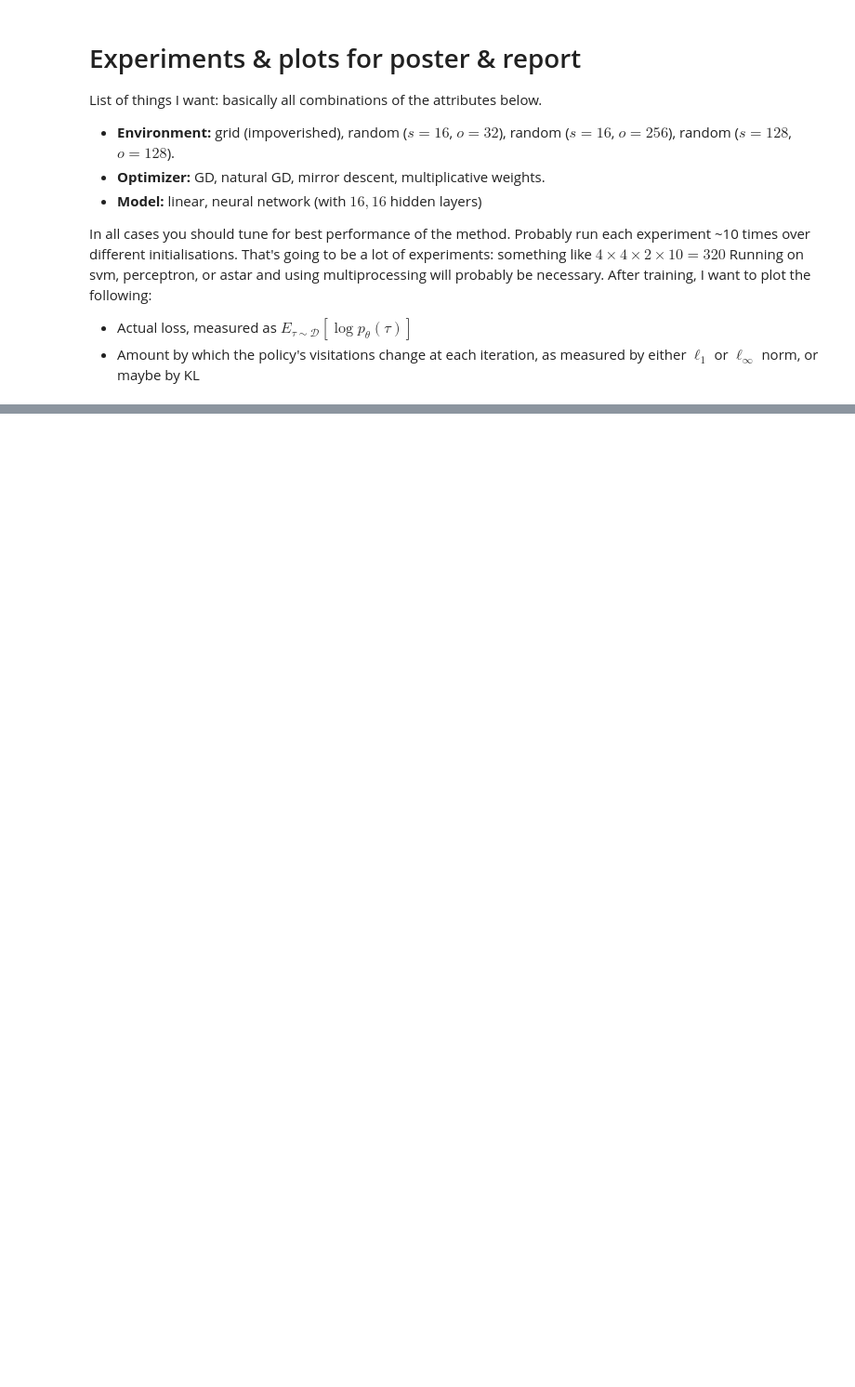
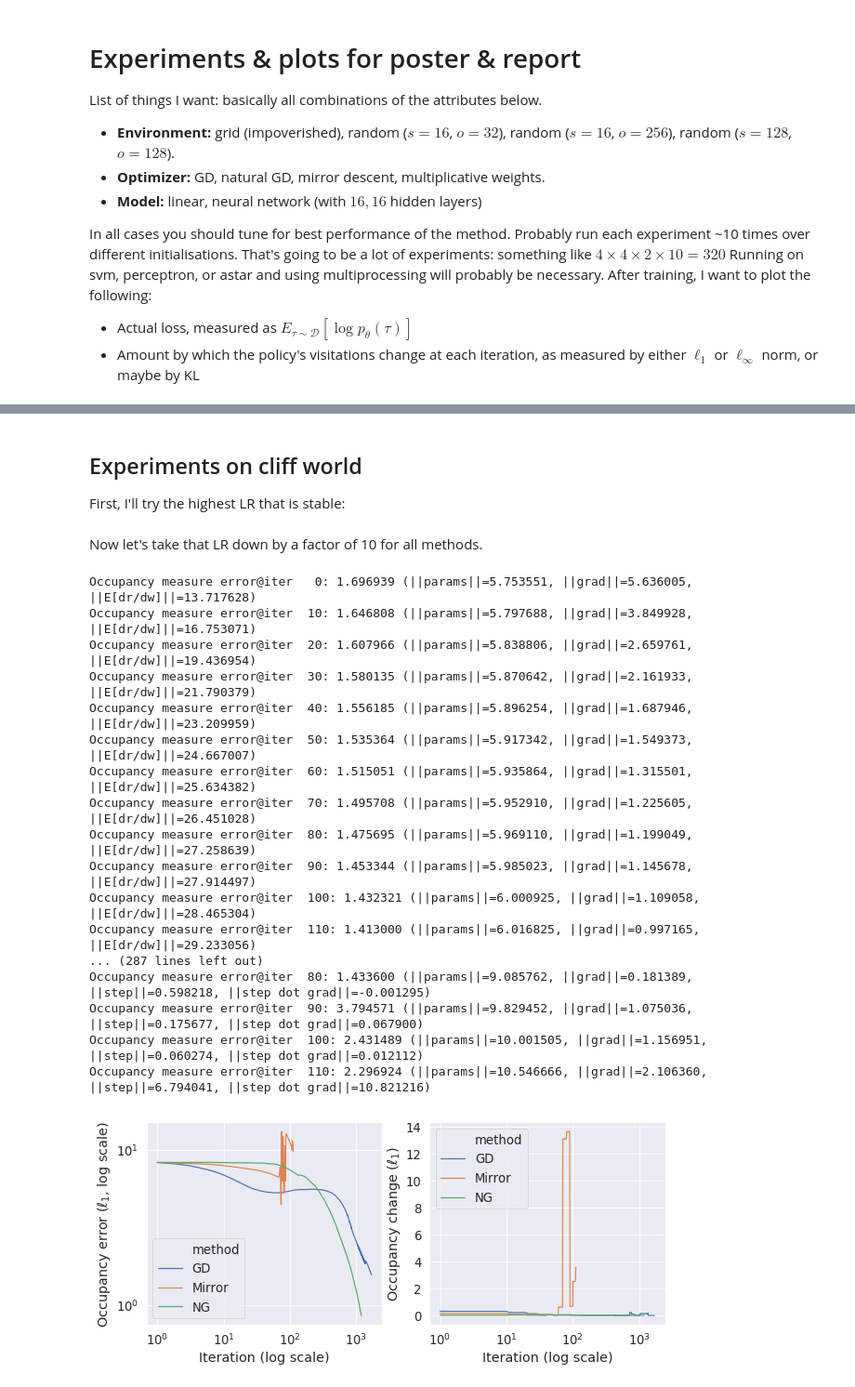
Before and after one commit to ymetz/imitation, a Jupyter notebook: notebooks/natural-mce-irl.ipynb, the cells around one changed output, grey strips where cells are left out. Shown at 93% size. Drawn from its saved outputs; the diff is of its cells as text; code cells hidden in the pictures; blank space fills up the shorter version.

```diff
--- a/notebooks/natural-mce-irl.ipynb
+++ b/notebooks/natural-mce-irl.ipynb
@@ -338,0 +349,4 @@ Occupancy measure error@iter  1520: 0.102422 (||params||=8.930202, ||grad||=0.03
+# %% [markdown]
+## Experiments on cliff world
+
+First, I'll try the highest LR that is stable:
@@ -338,0 +384,26 @@ Occupancy measure error@iter  1520: 0.102422 (||params||=8.930202, ||grad||=0.03
+# %% [markdown]
+Now let's take that LR down by a factor of 10 for all methods.
+# %%
+cliff_result = execute_experiment(grid_cliff, grid_cliff_neural_net, grid_cliff_D, linf_eps=2e-1, gd_lr=5e-3,
+                                  ng_lr=5e-3, mirror_alpha=0.2, mirror_inner_lr=1e-2)  # XXX: wrong linf_eps
+plt.savefig('figures/cliff_results_down10.pdf')
+plt.show()
+# %% [output]
+Occupancy measure error@iter   0: 1.696939 (||params||=5.753551, ||grad||=5.636005, ||E[dr/dw]||=13.717628)
+Occupancy measure error@iter  10: 1.646808 (||params||=5.797688, ||grad||=3.849928, ||E[dr/dw]||=16.753071)
+Occupancy measure error@iter  20: 1.607966 (||params||=5.838806, ||grad||=2.659761, ||E[dr/dw]||=19.436954)
+Occupancy measure error@iter  30: 1.580135 (||params||=5.870642, ||grad||=2.161933, ||E[dr/dw]||=21.790379)
+Occupancy measure error@iter  40: 1.556185 (||params||=5.896254, ||grad||=1.687946, ||E[dr/dw]||=23.209959)
+Occupancy measure error@iter  50: 1.535364 (||params||=5.917342, ||grad||=1.549373, ||E[dr/dw]||=24.667007)
+Occupancy measure error@iter  60: 1.515051 (||params||=5.935864, ||grad||=1.315501, ||E[dr/dw]||=25.634382)
+Occupancy measure error@iter  70: 1.495708 (||params||=5.952910, ||grad||=1.225605, ||E[dr/dw]||=26.451028)
+Occupancy measure error@iter  80: 1.475695 (||params||=5.969110, ||grad||=1.199049, ||E[dr/dw]||=27.258639)
+Occupancy measure error@iter  90: 1.453344 (||params||=5.985023, ||grad||=1.145678, ||E[dr/dw]||=27.914497)
+Occupancy measure error@iter  100: 1.432321 (||params||=6.000925, ||grad||=1.109058, ||E[dr/dw]||=28.465304)
+Occupancy measure error@iter  110: 1.413000 (||params||=6.016825, ||grad||=0.997165, ||E[dr/dw]||=29.233056)
+... (287 lines left out)
+Occupancy measure error@iter  80: 1.433600 (||params||=9.085762, ||grad||=0.181389, ||step||=0.598218, ||step dot grad||=-0.001295)
+Occupancy measure error@iter  90: 3.794571 (||params||=9.829452, ||grad||=1.075036, ||step||=0.175677, ||step dot grad||=0.067900)
+Occupancy measure error@iter  100: 2.431489 (||params||=10.001505, ||grad||=1.156951, ||step||=0.060274, ||step dot grad||=0.012112)
+Occupancy measure error@iter  110: 2.296924 (||params||=10.546666, ||grad||=2.106360, ||step||=6.794041, ||step dot grad||=10.821216)
+[figure, added]
```
Also changed, not shown: parts of 20 cells of this notebook, 2 other files.
